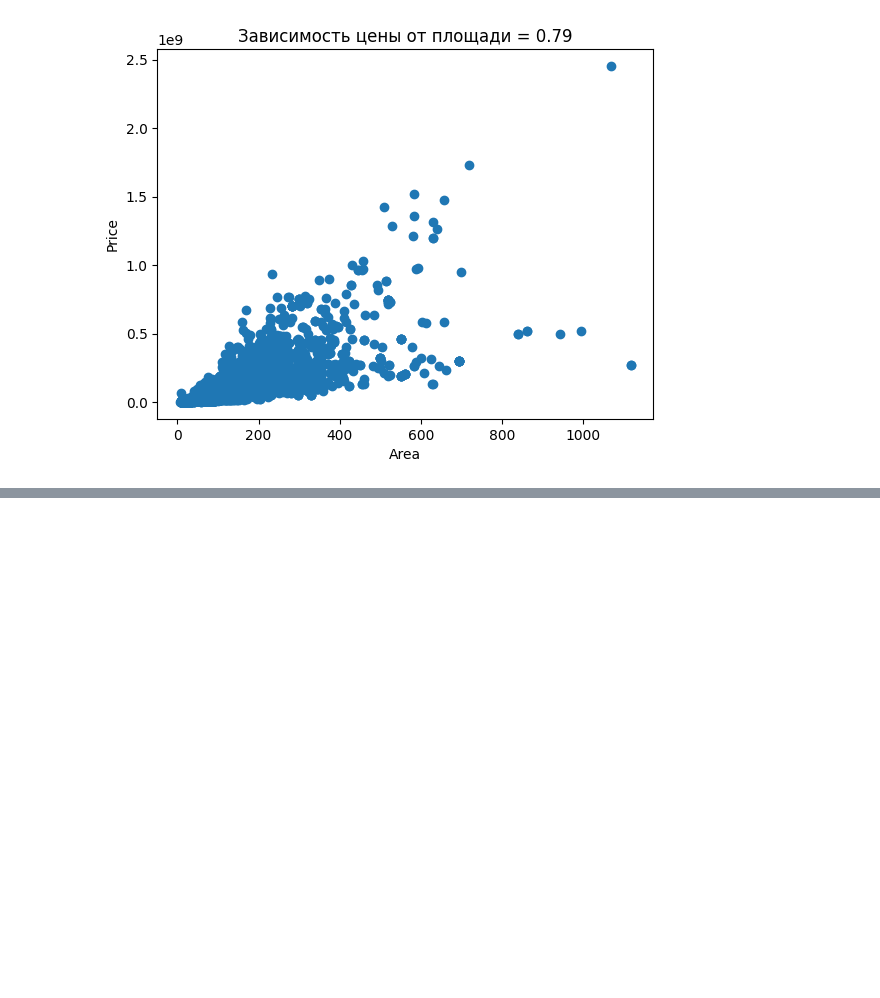
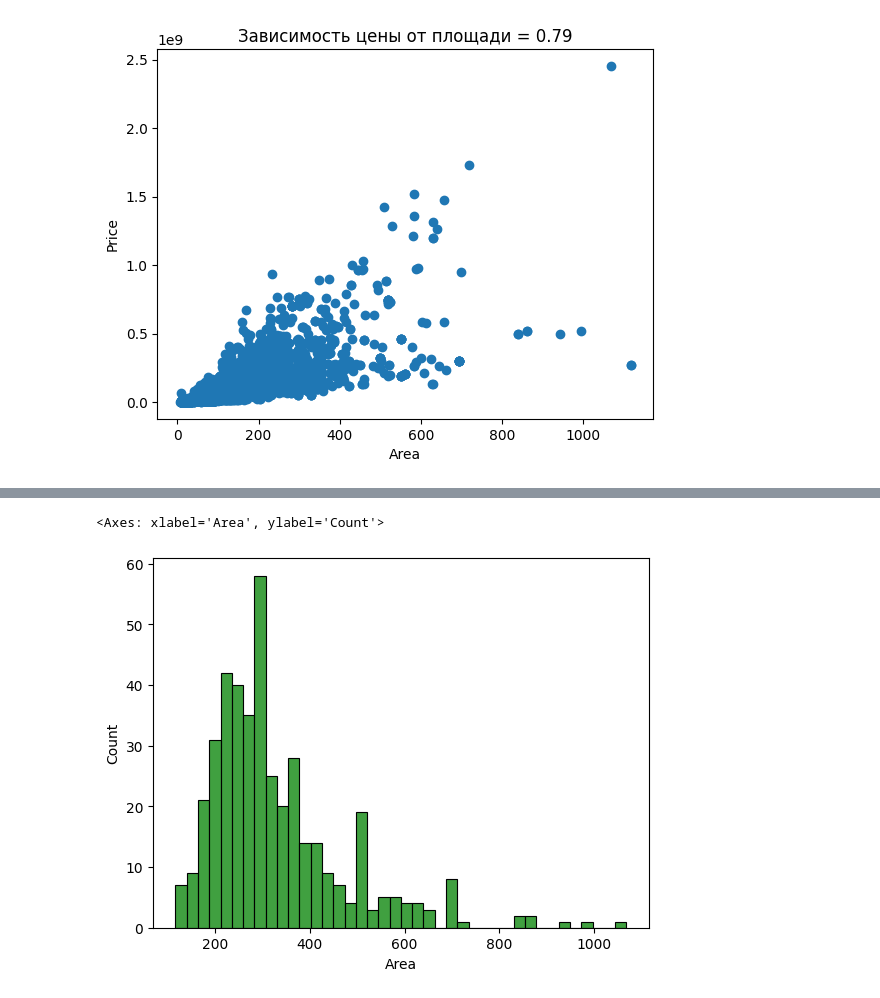
Before and after one commit to whykitsune/dmmt-project-ml, a Jupyter notebook: dw_project.ipynb, the cells around one changed output, grey strips where cells are left out. Saved outputs shown, nothing was run; the diff lists cells and outputs as text; code cells hidden in the pictures; blank space fills up the shorter version.

```diff
--- a/dw_project.ipynb
+++ b/dw_project.ipynb
@@ -203,0 +115,5 @@ memory usage: 2.9+ MB
+# %%
+sns.histplot(unpopular['Area'], color='g', bins=40)
+# %% [output]
+<Axes: xlabel='Area', ylabel='Count'>
+[figure, added]
```
Also changed, not shown: parts of 18 cells of this notebook.
